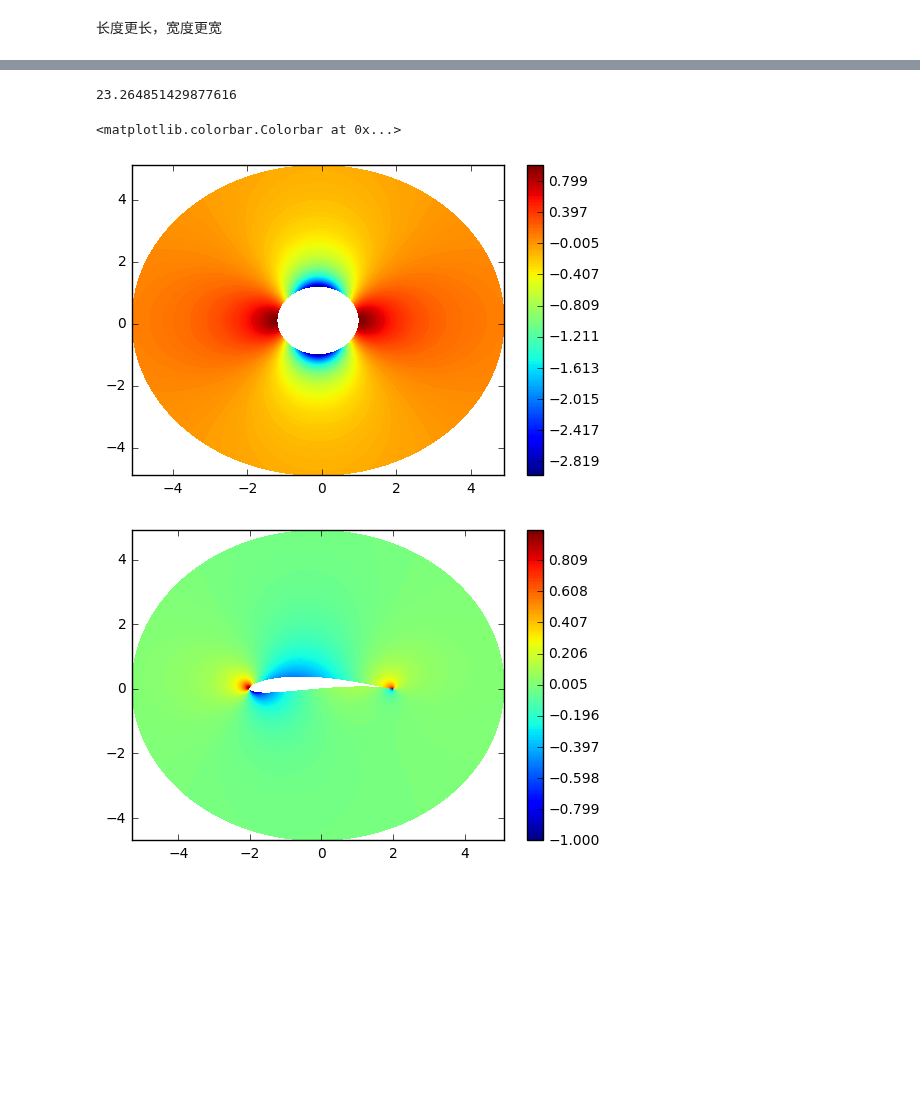
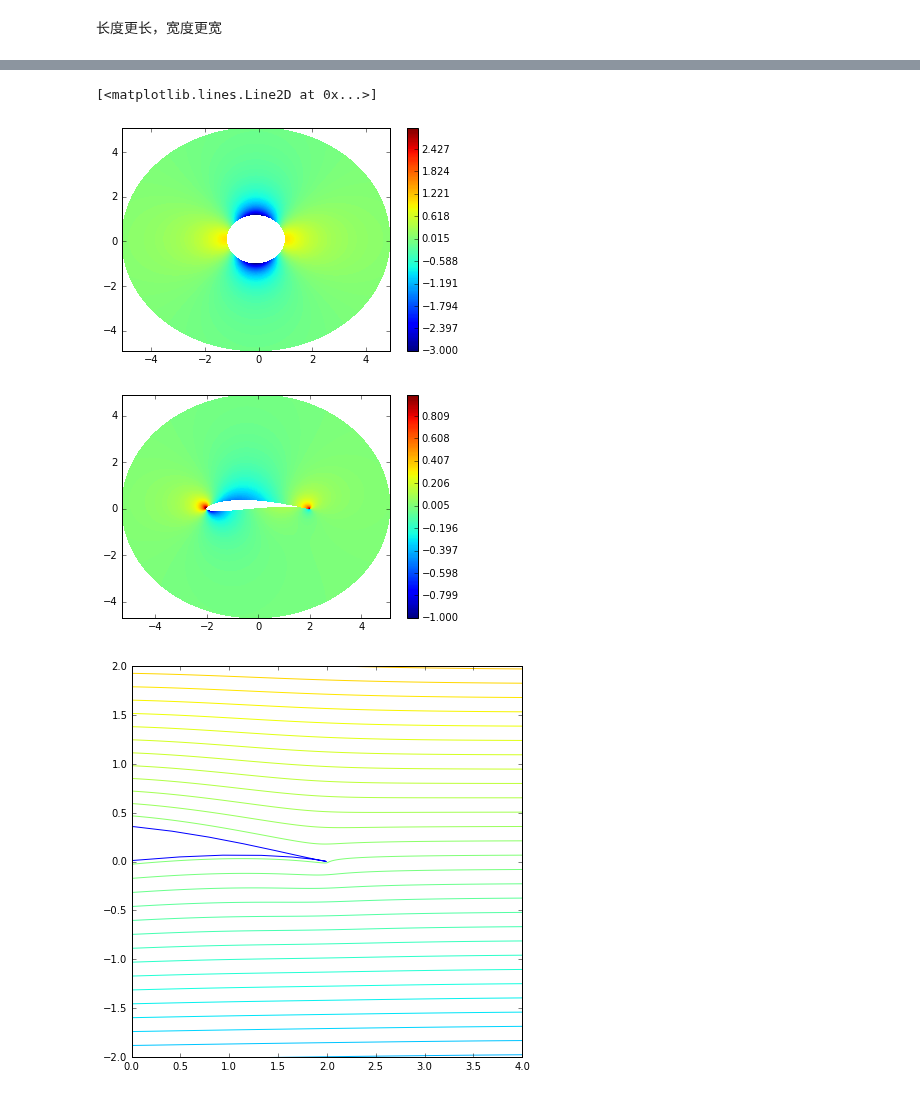
Before and after one commit to barbagroup/AeroPython-studentprojects2017, a Jupyter notebook: iamisrapel/Project_Joukowski_transformation.ipynb, the cells around one changed output, grey strips where cells are left out. Cells and saved outputs as stored; diff of their text form; code cells hidden in the pictures; blank space fills up the shorter version.

```diff
--- a/iamisrapel/Project_Joukowski_transformation.ipynb
+++ b/iamisrapel/Project_Joukowski_transformation.ipynb
@@ -308,19 +308,32 @@ Z=X+1j*Y
 u_total_trans,v_total_trans=velocity_transfer(u_total,v_total,1,Z)
 U_trans=(u_total_trans**2 + v_total_trans**2)**0.5
 cp=1-U_trans**2
+
+psi_doublet=get_stream_function_doublet(kappa,-0.1,0.1,X,Y)
+psi_total=psi_doublet+Y
-# %%
-numpy.max(U_trans)
-# %% [output]
-23.264851429877616
 # %%
 pyplot.figure()
-conf=pyplot.contourf(X,Y,cpz,levels=numpy.linspace(numpy.min(cpz),numpy.max(cpz),200))
+conf=pyplot.contourf(X,Y,cpz,levels=numpy.linspace(-3,3,200))
 pyplot.colorbar(conf)
 
 pyplot.figure()
 conff=pyplot.contourf(X_trans,Y_trans,cp,levels=numpy.linspace(-1,1,200))
 pyplot.colorbar(conff)
+
+pyplot.figure(figsize=[7,7])
+pyplot.xlim(0,4)
+pyplot.ylim(-2,2)
+pyplot.contour(X_trans,Y_trans,psi_total,levels=numpy.linspace(-5,5,70))
+
+r=1.1
+theta=numpy.linspace(0,2*math.pi,31)
+x=-0.1+r*numpy.cos(theta)
+y=0.1+r*numpy.sin(theta)
+z=x+1j*y
+z_trans=j_trans(z,1)
+pyplot.plot(z_trans.real,z_trans.imag,)
 # %% [output]
-<matplotlib.colorbar.Colorbar at 0x...>
+[<matplotlib.lines.Line2D at 0x...>]
-[figure, old version]
+[figure, new version]
-[figure, old version]
+[figure, new version]
+[figure, added]
```
Also changed, not shown: parts of 16 cells of this notebook.
